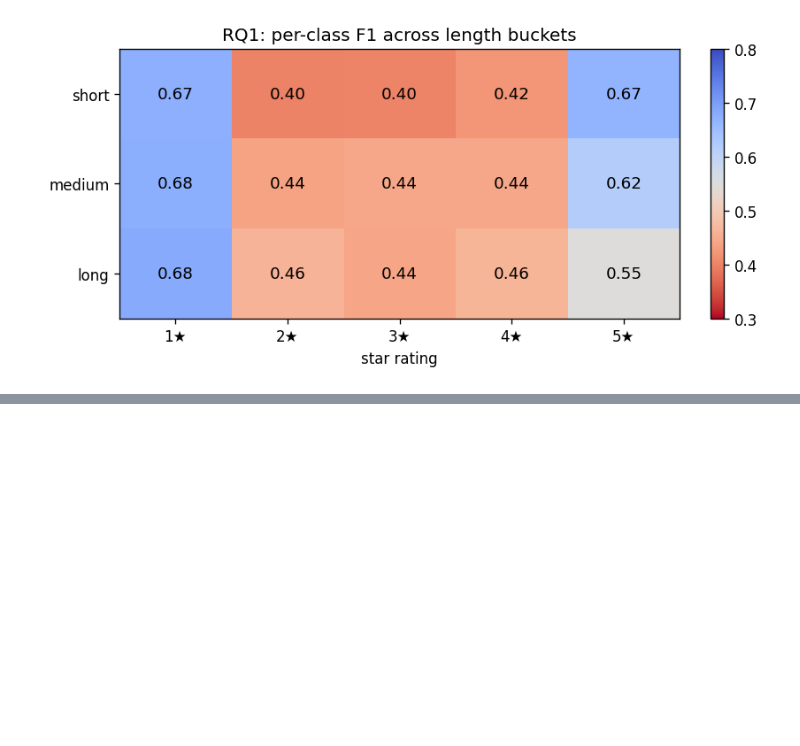
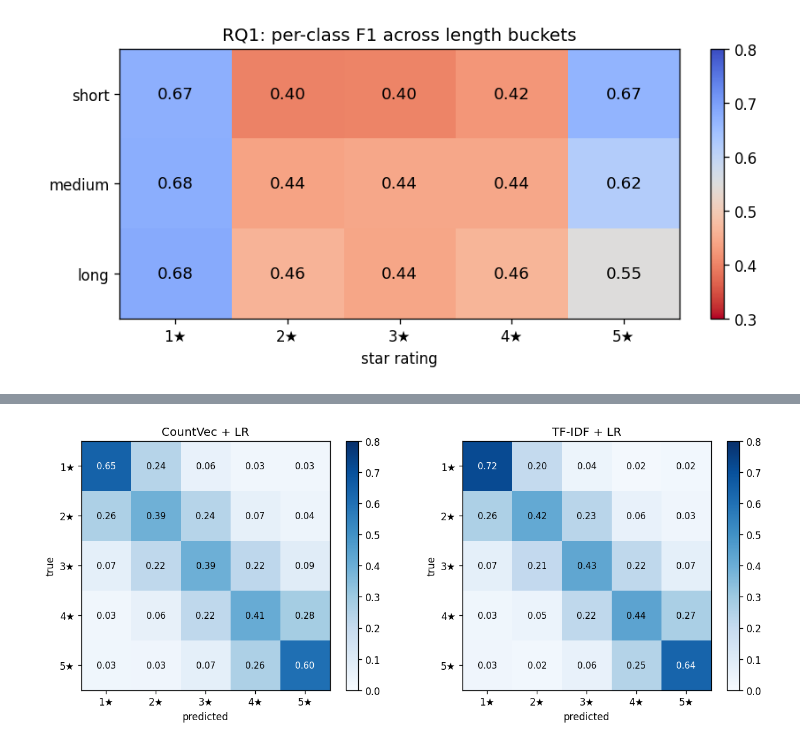
Before and after one commit to WSpie/CSCE676_proj, a Jupyter notebook: main_notebook.ipynb, the cells around one changed output, grey strips where cells are left out. Drawn from its saved outputs; the diff is of its cells as text; code cells hidden in the pictures; blank space fills up the shorter version.

```diff
--- a/main_notebook.ipynb
+++ b/main_notebook.ipynb
@@ -226,0 +250,12 @@ plt.show()
+# %%
+clf_cv = LogisticRegression(max_iter=1000)
+clf_cv.fit(Xtr_cv, y_train_s)
+pred_cv = clf_cv.predict(Xte_cv)
+# %%
+tfidf2 = TfidfVectorizer(max_features=20000, min_df=5, stop_words="english")
+Xtr_tf = tfidf2.fit_transform(train_sample["text_clean"])
+Xte_tf = tfidf2.transform(test_df["text_clean"])
+# %%
+clf_tf = LogisticRegression(max_iter=1000)
+clf_tf.fit(Xtr_tf, y_train_s)
+pred_tf = clf_tf.predict(Xte_tf)
@@ -226,0 +302,25 @@ plt.show()
+# %%
+# row-normalized confusion matrices
+cm_cv = confusion_matrix(y_test, pred_cv, normalize="true")
+cm_tf = confusion_matrix(y_test, pred_tf, normalize="true")
+# %%
+fig, axes = plt.subplots(1, 2, figsize=(11, 4.5))
+for ax, cm, title in zip(axes, [cm_cv, cm_tf], ["CountVec + LR", "TF-IDF + LR"]):
+    im = ax.imshow(cm, cmap="Blues", vmin=0, vmax=0.8)
+    ax.set_xticks(range(5))
+    ax.set_xticklabels([f"{s}★" for s in range(1, 6)])
+    ax.set_yticks(range(5))
+    ax.set_yticklabels([f"{s}★" for s in range(1, 6)])
+    ax.set_xlabel("predicted")
+    ax.set_ylabel("true")
+    ax.set_title(title)
+    for i in range(5):
+        for j in range(5):
+            ax.text(j, i, f"{cm[i, j]:.2f}", ha="center", va="center",
+                    fontsize=9, color="black" if cm[i, j] < 0.5 else "white")
+    plt.colorbar(im, ax=ax, fraction=0.04)
+plt.tight_layout()
+plt.savefig("assets/rq2_confusion.png", dpi=200, bbox_inches="tight")
+plt.show()
+# %% [output]
+[figure, added]
```
Also changed, not shown: parts of 7 cells of this notebook, 1 other file.
